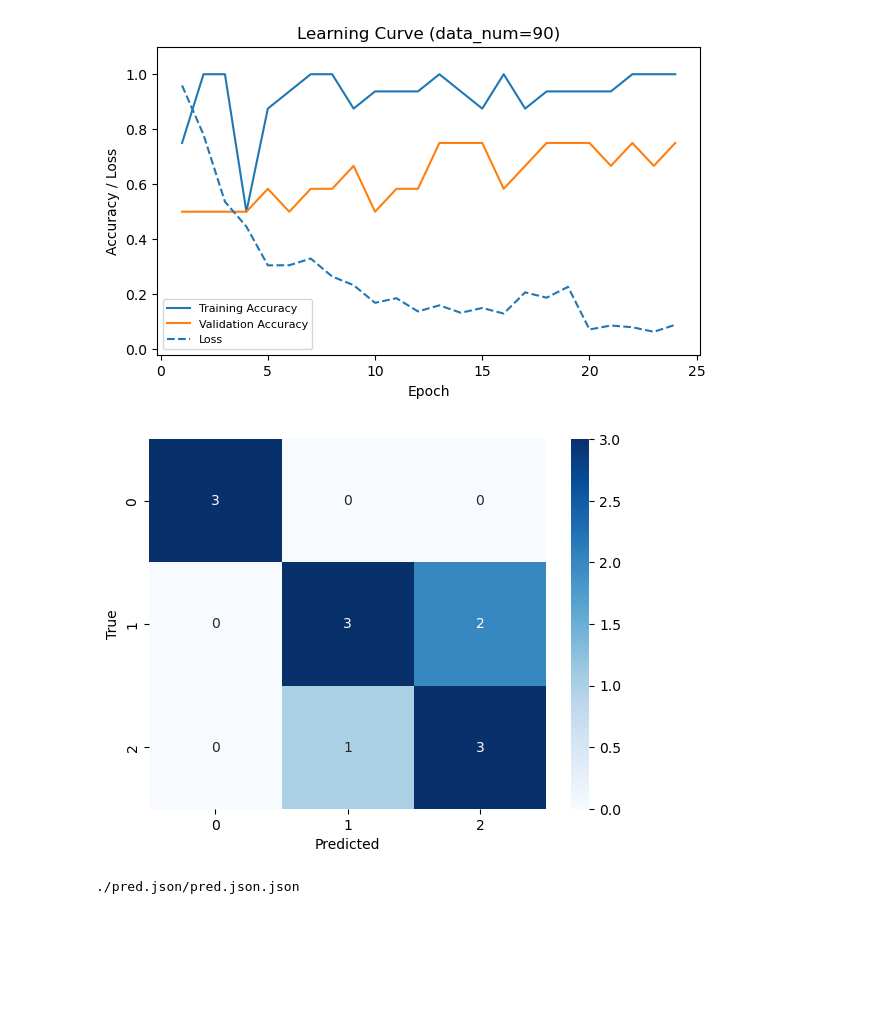
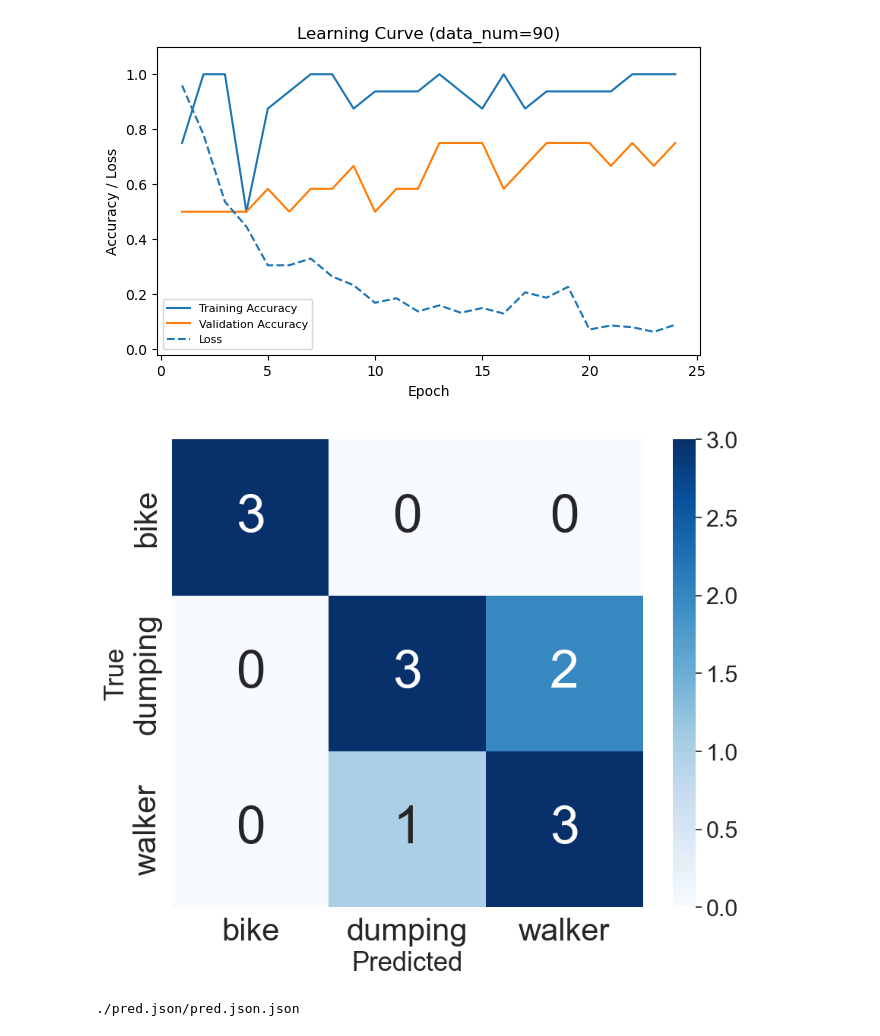
Before and after one commit to balle-mech/Illegal-Dumping-Detection, a Jupyter notebook: mmaction2/my_study/checkpoint/show_acc.ipynb, the cells around one changed output. Drawn from its saved outputs; the diff is of its cells as text; code cells hidden in the pictures; blank space fills up the shorter version.

```diff
--- a/mmaction2/my_study/checkpoint/show_acc.ipynb
+++ b/mmaction2/my_study/checkpoint/show_acc.ipynb
@@ -50,38 +50,52 @@ for data_num in [30, 60, 90]:    # データを抽出
 from sklearn.metrics import confusion_matrix
 import matplotlib.pyplot as plt
 import seaborn as sns
 import os
 import json
+import matplotlib as mpl
+
+# # 日本語フォントの設定
+# # フォントのパスを指定
+# font_path = '/path/to/your/font/IPAexfont00301/ipaexg.ttf'
+# # フォントのプロパティを設定
+# font_prop = mpl.font_manager.FontProperties(fname=font_path)
+# # Matplotlibのデフォルトフォントを設定
+# mpl.rcParams['font.family'] = font_prop.get_name()
+
 
 # 保存データ先
 save_dir = './'
 
 # 評価結果のjsonファイルを読み込む
 pred_path = "./"
 pred_result_json_name = "pred.json"
 json_file_path = os.path.join(pred_path, pred_result_json_name)
 
 with open(json_file_path, "r") as f:
     test_results_dict = json.load(f)
 
     # 'pred_label'と'gt_label'の値を抜き出して一つのリストにまとめる
     y_pred = [item['pred_label'][0] for item in test_results_dict]
     y_true = [item['gt_label'][0] for item in test_results_dict]
 
 # 混同行列を作成
 cm = confusion_matrix(y_true, y_pred)
-
+# plt.figure(figsize=(6, 5))  # Set the figure size to (8, 6)
 # 混同行列を表示
-sns.heatmap(cm, annot=True, cmap='Blues')
-plt.xlabel('Predicted')
-plt.ylabel('True')
+sns.set(font_scale=2)  # Increase the font size
+sns.heatmap(cm, annot=True, cmap='Blues', annot_kws={"size": 50},
+            xticklabels=["bike", "dumping", "walker"], yticklabels=["bike", "dumping", "walker"])
+plt.xlabel('Predicted', fontsize=25)  # Increase the label font size
+plt.ylabel('True', fontsize=25)  # Increase the label font size
+plt.xticks(fontsize=30)  # Increase the x-axis font size
+plt.yticks(fontsize=30)  # Increase the y-axis font size
 
 # グラフを保存
 plt.savefig(f'{save_dir}/confusion_matrix.png')
 
 plt.show()
 # %% [output]
-[figure, old version]
+[figure, new version]
 # %%
 import csv
 import os
```
Also changed, not shown: parts of 1 cell of this notebook.
